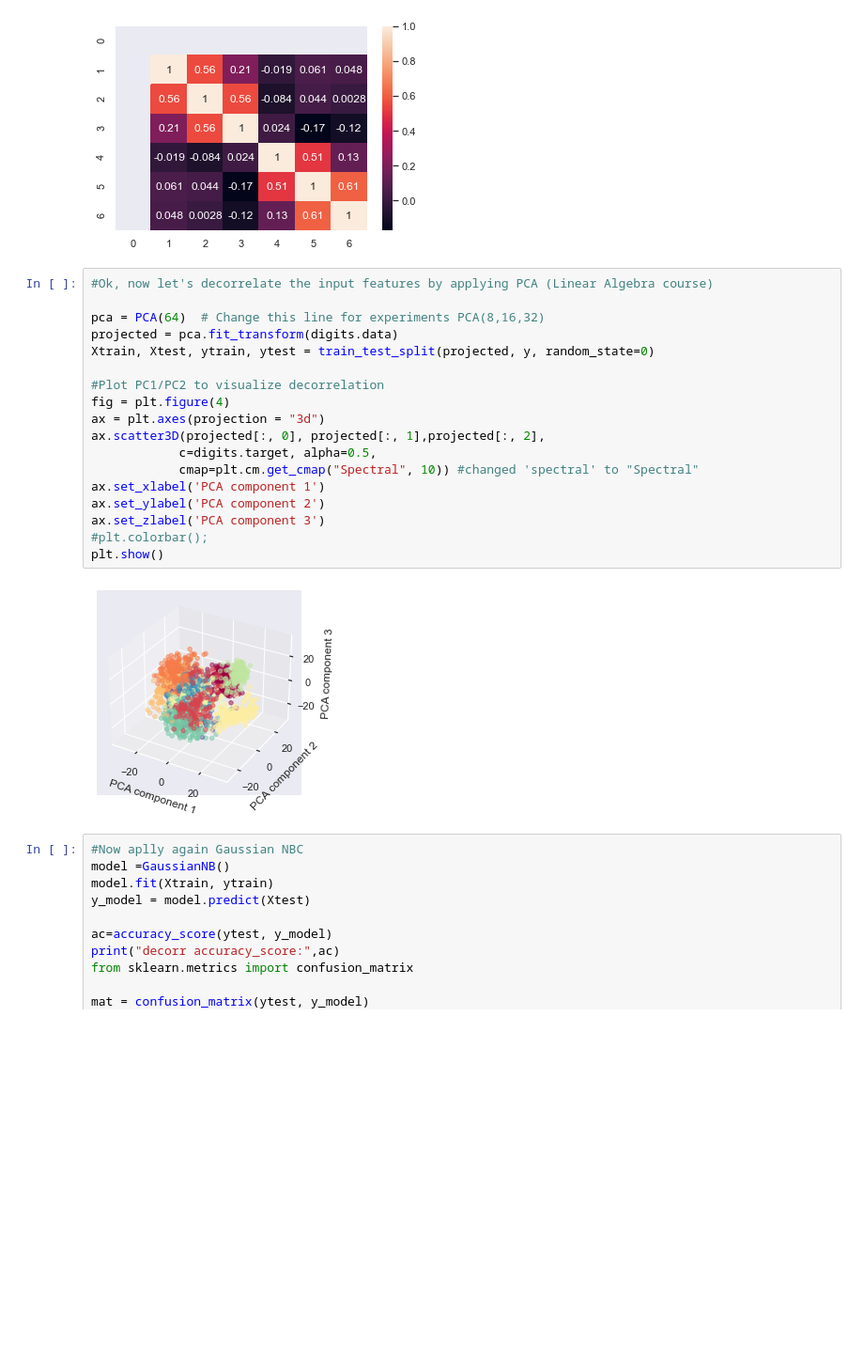
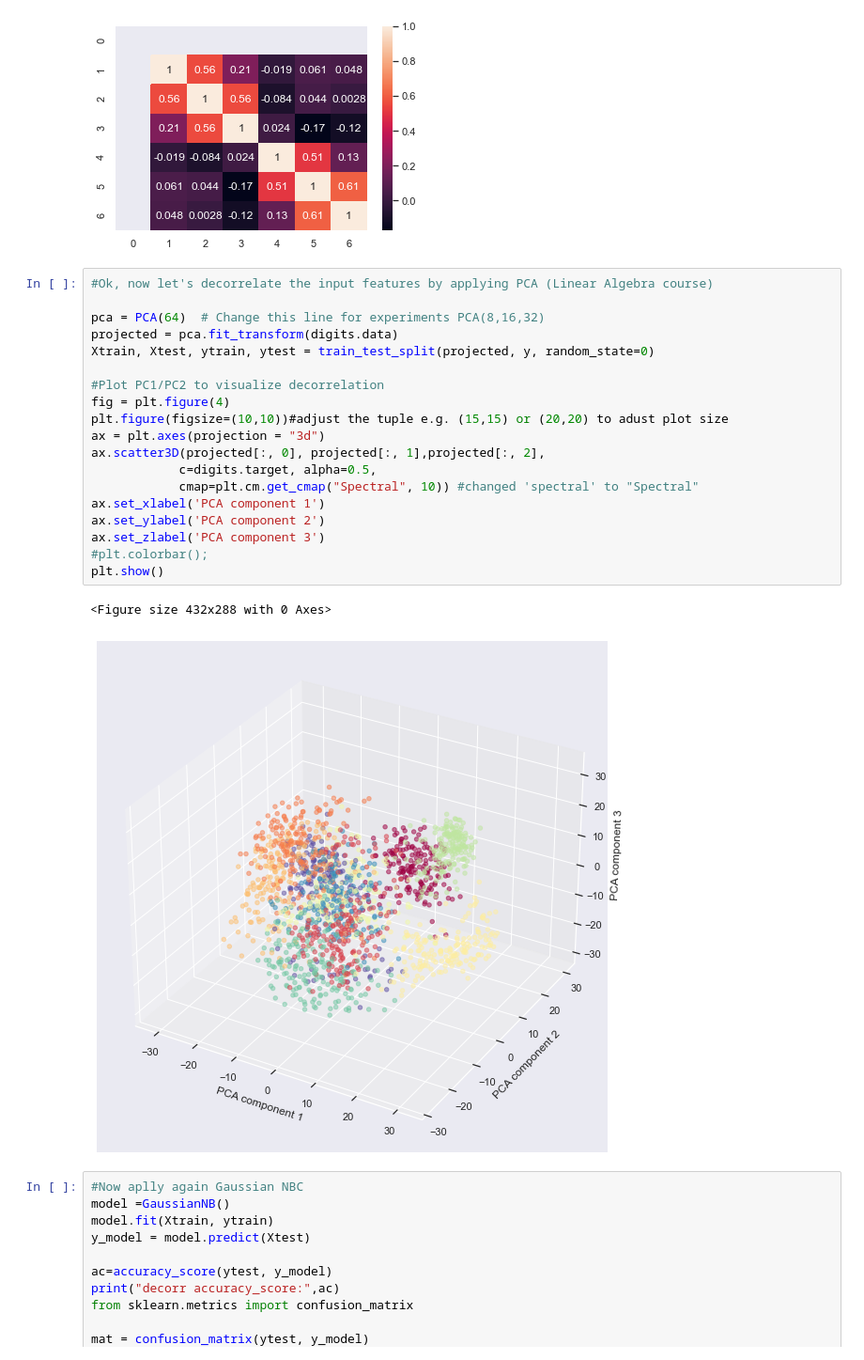
Before and after one commit to Marcupio/ProbandStats_Coursework, a Jupyter notebook: Week5/assign_NaiveBayes.ipynb, the cells around one changed output. Shown at 94% size. Saved outputs shown, nothing was run; the diff lists cells and outputs as text; blank space fills up the shorter version.

```diff
--- a/Week5/assign_NaiveBayes.ipynb
+++ b/Week5/assign_NaiveBayes.ipynb
@@ -73,23 +73,25 @@ plt.show()
 # %%
 #Ok, now let's decorrelate the input features by applying PCA (Linear Algebra course)
 
 pca = PCA(64)  # Change this line for experiments PCA(8,16,32)
 projected = pca.fit_transform(digits.data)
 Xtrain, Xtest, ytrain, ytest = train_test_split(projected, y, random_state=0)
 
 #Plot PC1/PC2 to visualize decorrelation
 fig = plt.figure(4)
+plt.figure(figsize=(10,10))#adjust the tuple e.g. (15,15) or (20,20) to adust plot size
 ax = plt.axes(projection = "3d")
 ax.scatter3D(projected[:, 0], projected[:, 1],projected[:, 2],
             c=digits.target, alpha=0.5,
             cmap=plt.cm.get_cmap("Spectral", 10)) #changed 'spectral' to "Spectral"
 ax.set_xlabel('PCA component 1')
 ax.set_ylabel('PCA component 2')
 ax.set_zlabel('PCA component 3')
 #plt.colorbar();
 plt.show()
 # %% [output]
+<Figure size 432x288 with 0 Axes>
-[figure, old version]
+[figure, new version]
 # %%
 #Now aplly again Gaussian NBC
 model =GaussianNB()
```
